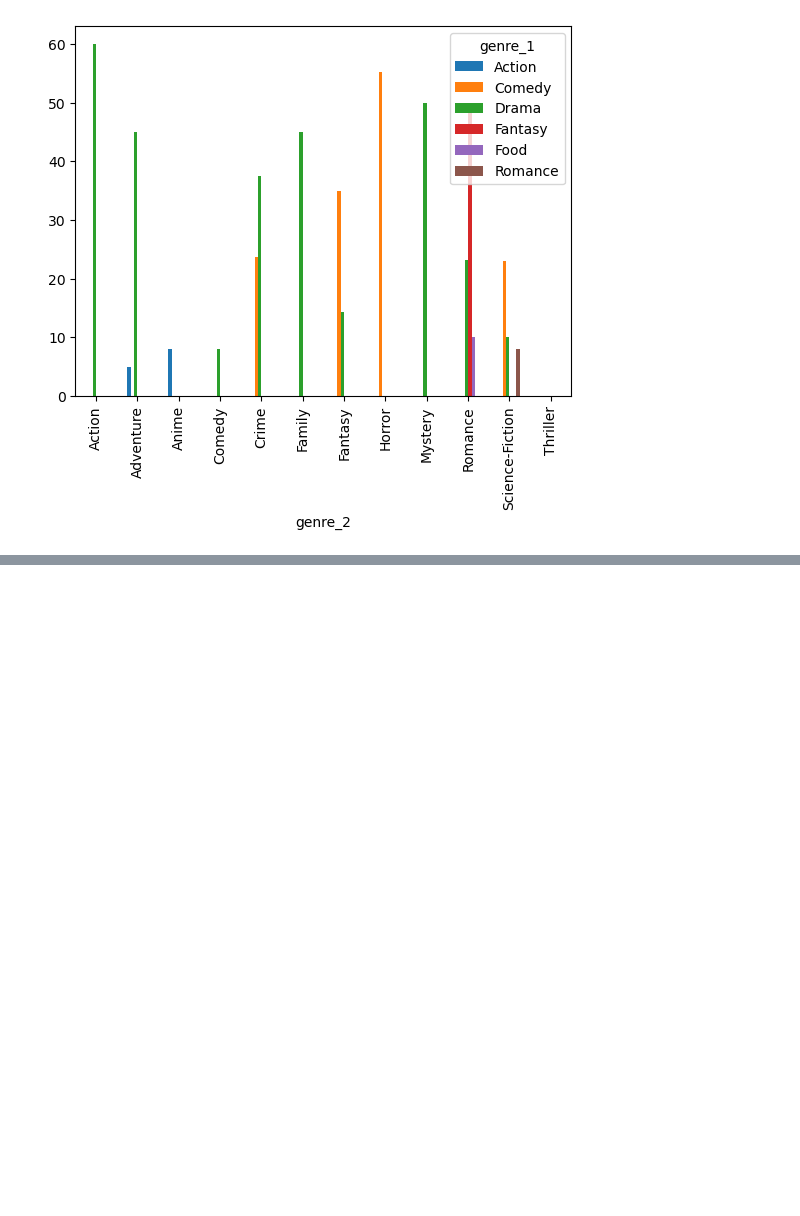
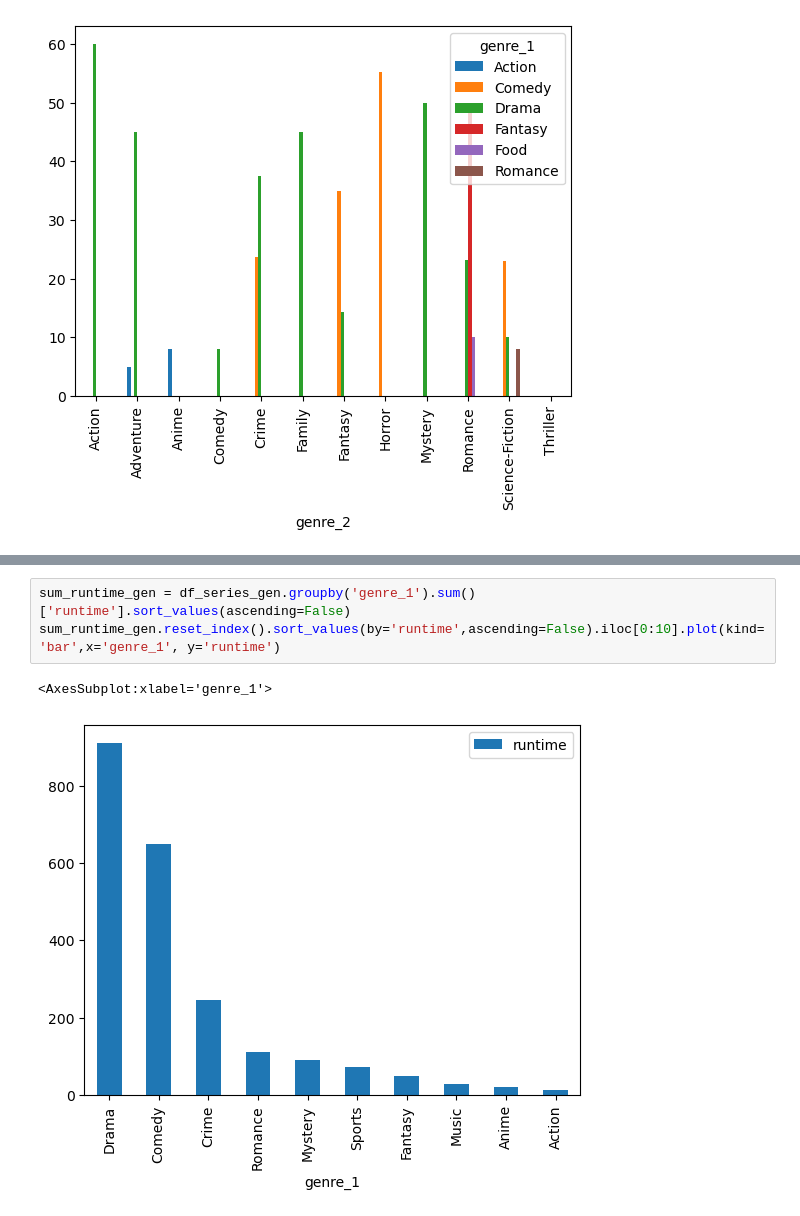
Before and after one commit to marya790/data_engineer, a Jupyter notebook: src/profiler.ipynb, the cells around one changed output, grey strips where cells are left out. Saved outputs shown, nothing was run; the diff lists cells and outputs as text; blank space fills up the shorter version.

```diff
--- a/src/profiler.ipynb
+++ b/src/profiler.ipynb
@@ -646,0 +591,6 @@ DataFrame 6 guardado como ../csv/dataframe_6.csv
+# %%
+sum_runtime_gen = df_series_gen.groupby('genre_1').sum()['runtime'].sort_values(ascending=False)
+sum_runtime_gen.reset_index().sort_values(by='runtime',ascending=False).iloc[0:10].plot(kind='bar',x='genre_1', y='runtime')
+# %% [output]
+<AxesSubplot:xlabel='genre_1'>
+[figure, added]
```
Also changed, not shown: parts of 42 cells of this notebook, 2 other files.
